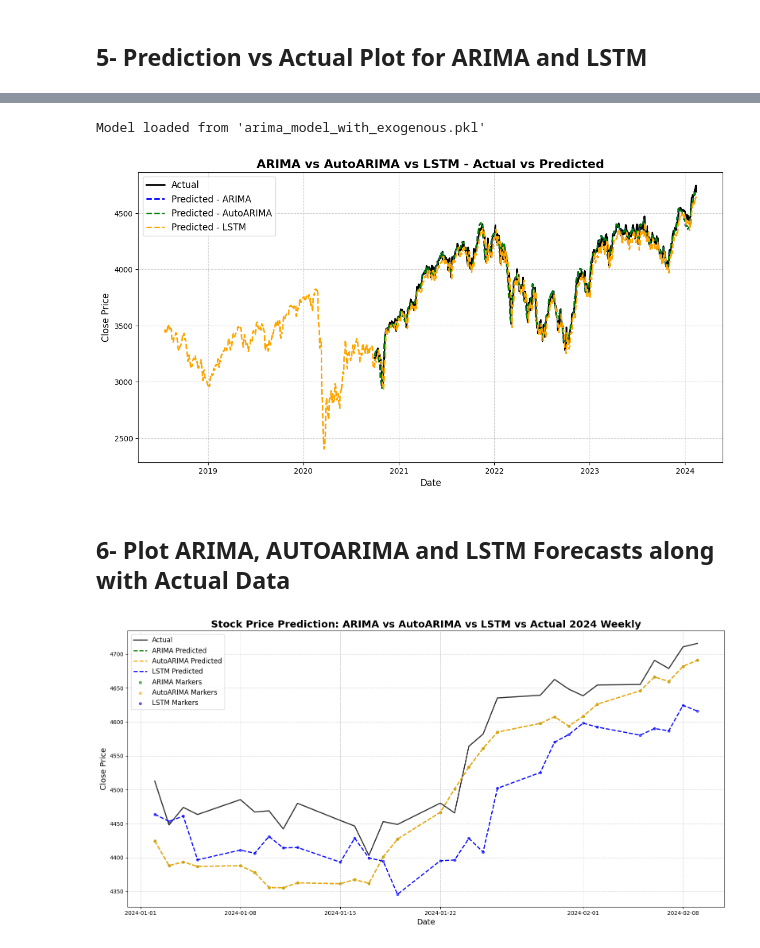
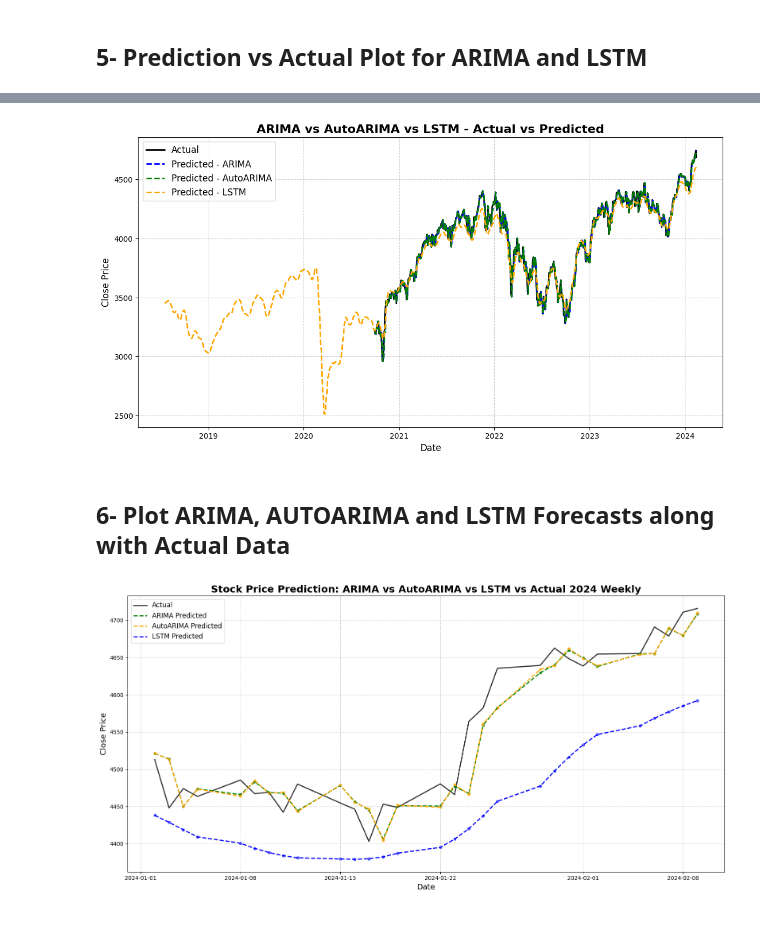
Before and after one commit to Fabio-Poli/CCT-Thesis-Project, a Jupyter notebook: Project_Code/Project Sep 2024.ipynb, the cells around one changed output, grey strips where cells are left out. Saved outputs shown, nothing was run; the diff lists cells and outputs as text; code cells hidden in the pictures.

```diff
--- a/Project_Code/Project Sep 2024.ipynb
+++ b/Project_Code/Project Sep 2024.ipynb
@@ -2905,0 +2835,13 @@ lstm_real, lstm_predicted, lstm_metrics = load_lstm_results()
+# %%
+look_back = 30
+X, y, scaler_series, scaler_exog, dates = prepare_data(dataset_knn_pandas, look_back)
+
+# Split the data into training and testing sets
+train_size = int(len(X) * 0.67)
+X_train, X_test = X[:train_size], X[train_size:]
+y_train, y_test = y[:train_size], y[train_size:]
+train_dates, test_dates = dates[:train_size], dates[train_size:]
+
+# Adjust lengths to match
+min_length = min(len(test_dates), len(lstm_real))
+lstm_test_dates_aligned = test_dates[:min_length]
@@ -3023,18 +2936,23 @@ plt.show()
 # %%
+# Adjust lengths to match
+min_length = min(len(test_dates), len(lstm_predicted))
+lstm_test_dates_aligned = test_dates[:min_length]
+lstm_predicted = lstm_predicted[:min_length]
+
 # Plot for ARIMA vs AutoARIMA vs LSTM vs Actual
 plt.figure(figsize=(14, 7))
 
-# Plot Actual values for comparison (use ARIMA test as the base for actual values)
+# Plot Actual values for comparison (using ARIMA test data as the base for actual values)
 plt.plot(arima_test.index, arima_test, color='black', label='Actual', linewidth=2)
 
 # Plot ARIMA predictions
 plt.plot(arima_predicted.index, arima_predicted, color='blue', label='Predicted - ARIMA', linestyle='dashed', linewidth=2)
 
 # Plot AutoARIMA predictions
-plt.plot(autoarima_test.index, autoarima_predicted, color='green', label='Predicted - AutoARIMA', linestyle='dashed', linewidth=2)
+plt.plot(autoarima_predicted.index, autoarima_predicted, color='green', label='Predicted - AutoARIMA', linestyle='dashed', linewidth=2)
 
 # Plot LSTM predictions
-plt.plot(test_index_aligned, lstm_predicted, color='orange', label='Predicted - LSTM', linestyle='dashed', linewidth=2)
+plt.plot(lstm_test_dates_aligned, lstm_predicted, color='orange', label='Predicted - LSTM', linestyle='dashed', linewidth=2)
 
 # Title and labels
 plt.title('ARIMA vs AutoARIMA vs LSTM - Actual vs Predicted', fontsize=16, fontweight='bold')
@@ -3050,52 +2968,60 @@ plt.grid(True, linestyle='--', alpha=0.6)
 # Show the plot
 plt.show()
 # %% [output]
-Model loaded from 'arima_model_with_exogenous.pkl'
-[figure, old version]
+[figure, new version]
 # %% [markdown]
 ## 6- Plot ARIMA, AUTOARIMA and LSTM Forecasts along with Actual Data
 # %%
-# Define the start and end dates for the plot (2020 to 2024)
+# Adjust lengths to match
+min_length = min(len(test_dates), len(lstm_predicted))
+lstm_test_dates_aligned = test_dates[:min_length]
+lstm_predicted = lstm_predicted[:min_length]
+
+# Now, update your plotting code:
+
+# Define the start and end dates for the plot (2024-01-01 to 2024-02-09)
 start_date = '2024-01-01'
 end_date = '2024-02-09'
 
 # Filter the data for the specified date range
 actual_filtered = dataset_knn_pandas['Close'].loc[start_date:end_date]
-lstm_predicted_filtered = pd.Series(lstm_predicted, index=test_index_aligned).loc[start_date:end_date]
+lstm_predicted_series = pd.Series(lstm_predicted, index=lstm_test_dates_aligned)
+lstm_predicted_filtered = lstm_predicted_series.loc[start_date:end_date]
+
 arima_predicted_filtered = arima_predicted.loc[start_date:end_date]
 autoarima_predicted_filtered = autoarima_predicted.loc[start_date:end_date]
 
 # Plot the filtered actual series (2024)
 plt.figure(figsize=(16, 8))
 plt.plot(actual_filtered, label='Actual', color='black', linewidth=2, alpha=0.8)
 
 # Plot the filtered ARIMA predictions
 plt.plot(arima_predicted_filtered.index, arima_predicted_filtered, label='ARIMA Predicted', color='green', linestyle='dashed', linewidth=2)
 
 # Plot the filtered AutoARIMA predictions
 plt.plot(autoarima_predicted_filtered.index, autoarima_predicted_filtered, label='AutoARIMA Predicted', color='orange', linestyle='dashed', linewidth=2)
 
 # Plot the filtered LSTM predictions
 plt.plot(lstm_predicted_filtered.index, lstm_predicted_filtered, label='LSTM Predicted', color='blue', linestyle='dashed', linewidth=2)
 
 # Add titles and labels
 plt.title('Stock Price Prediction: ARIMA vs AutoARIMA vs LSTM vs Actual 2024 Weekly', fontsize=18, fontweight='bold')
 plt.xlabel('Date', fontsize=14)
 plt.ylabel('Close Price', fontsize=14)
 
 # Highlight the significant variations with markers
-plt.scatter(arima_predicted_filtered.index, arima_predicted_filtered, color='green', s=20, label='ARIMA Markers', alpha=0.6)
-plt.scatter(autoarima_predicted_filtered.index, autoarima_predicted_filtered, color='orange', s=20, label='AutoARIMA Markers', alpha=0.6)
-plt.scatter(lstm_predicted_filtered.index, lstm_predicted_filtered, color='blue', s=20, label='LSTM Markers', alpha=0.6)
+plt.scatter(arima_predicted_filtered.index, arima_predicted_filtered, color='green', s=20, alpha=0.6)
+plt.scatter(autoarima_predicted_filtered.index, autoarima_predicted_filtered, color='orange', s=20, alpha=0.6)
+plt.scatter(lstm_predicted_filtered.index, lstm_predicted_filtered, color='blue', s=20, alpha=0.6)
 
 # Add the legend
 plt.legend(loc='upper left', fontsize=12)
 
 # Add gridlines to enhance readability
 plt.grid(True, linestyle='--', alpha=0.6)
 
 # Display the plot
 plt.tight_layout()
 plt.show()
 # %% [output]
-[figure, old version]
+[figure, new version]
```
Also changed, not shown: parts of 85 cells of this notebook.
